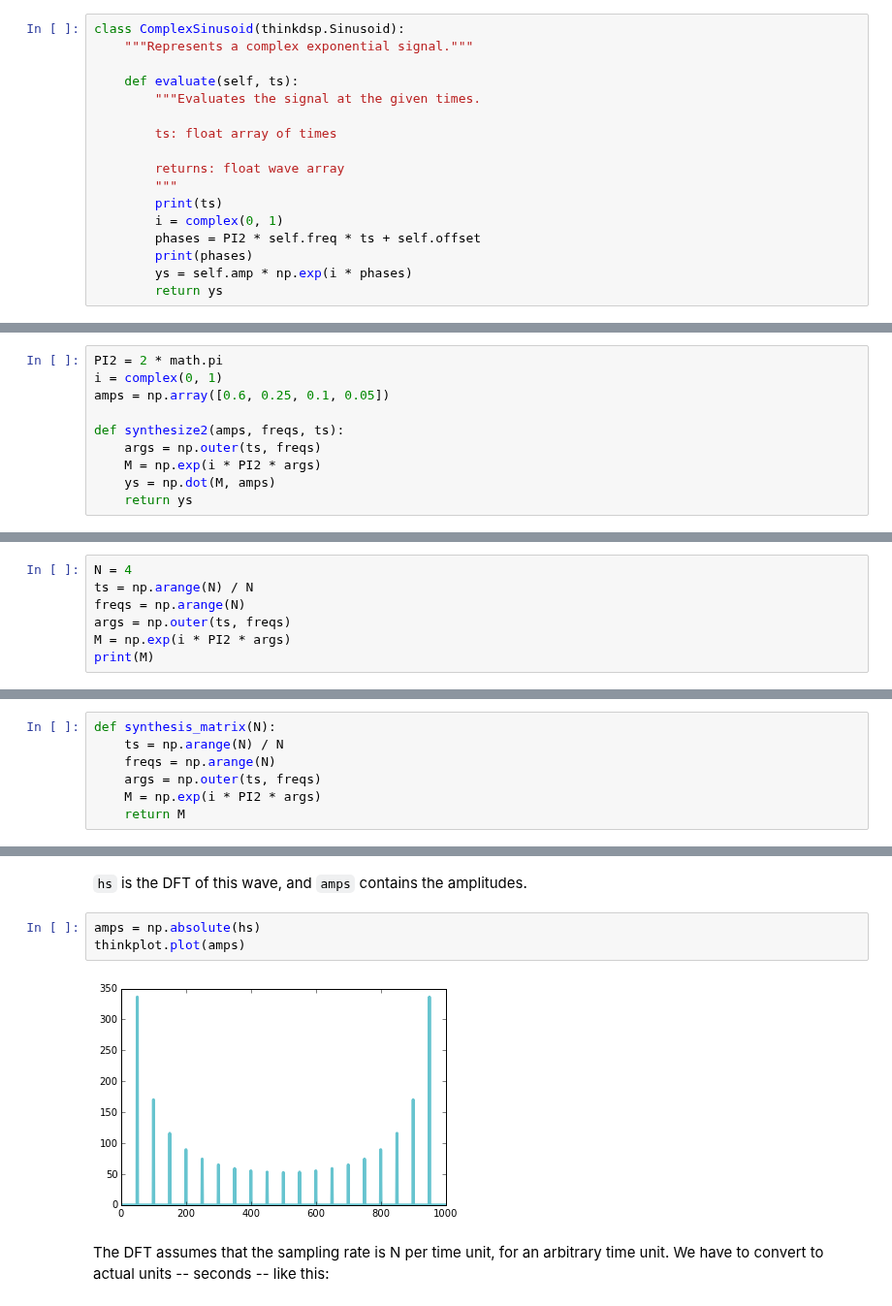
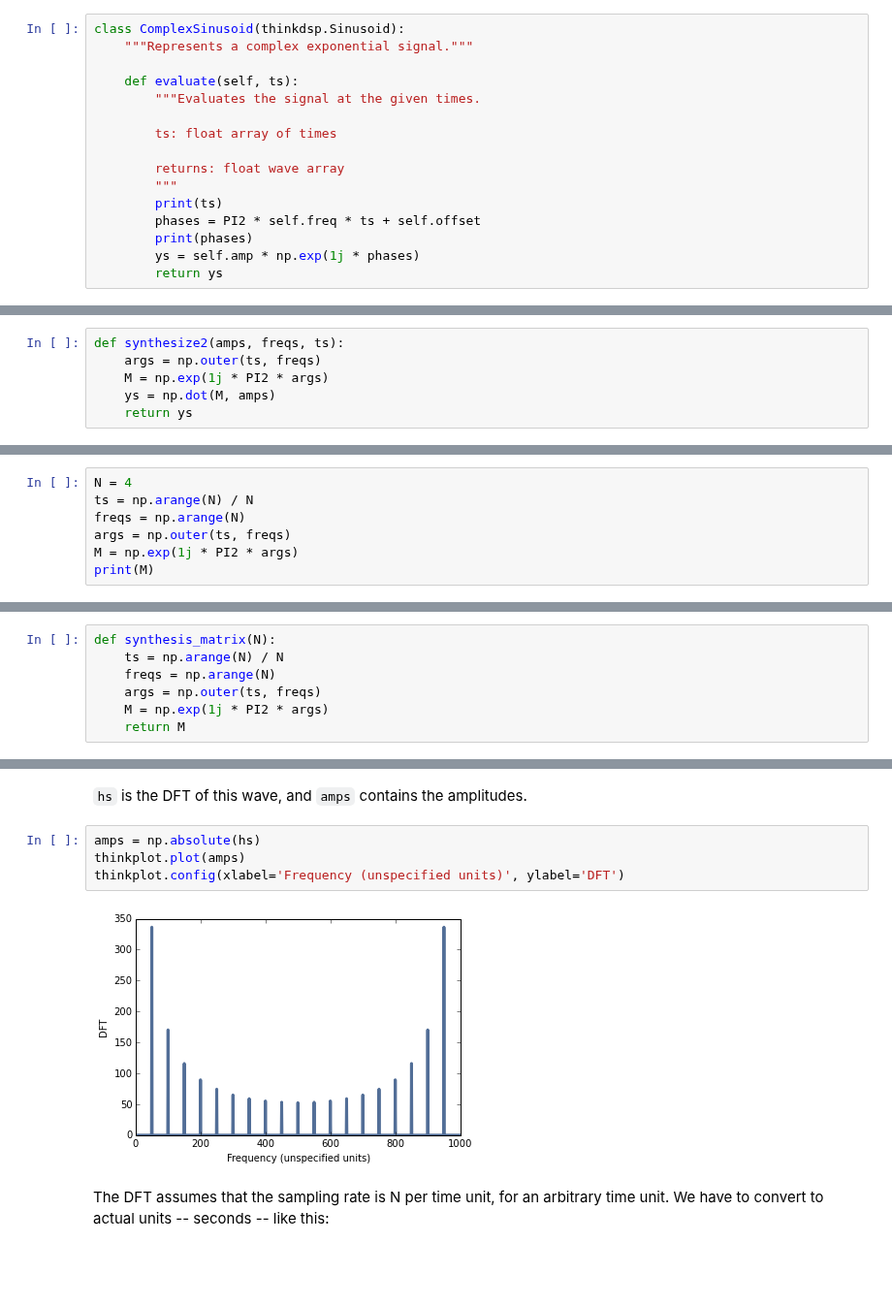
Before and after one commit to AllenDowney/ThinkDSP, a Jupyter notebook: code/chap07.ipynb, the cells around one changed output, grey strips where cells are left out. Shown at 97% size. Cells and saved outputs as stored; diff of their text form; blank space fills up the shorter version.

```diff
--- a/code/chap07.ipynb
+++ b/code/chap07.ipynb
@@ -34,10 +36,9 @@ class ComplexSinusoid(thinkdsp.Sinusoid):
         returns: float wave array
         """
         print(ts)
-        i = complex(0, 1)
         phases = PI2 * self.freq * ts + self.offset
         print(phases)
-        ys = self.amp * np.exp(i * phases)
+        ys = self.amp * np.exp(1j * phases)
         return ys
 # %% [markdown]
 Here's an example:
@@ -91,13 +97,9 @@ wave.make_audio()
 # %% [markdown]
 We can express the same process using matrix multiplication.
 # %%
-PI2 = 2 * math.pi
-i = complex(0, 1)
-amps = np.array([0.6, 0.25, 0.1, 0.05])
-
 def synthesize2(amps, freqs, ts):
     args = np.outer(ts, freqs)
-    M = np.exp(i * PI2 * args)
+    M = np.exp(1j * PI2 * args)
     ys = np.dot(M, amps)
     return ys
 # %% [markdown]
@@ -150,6 +157,6 @@ N = 4
 ts = np.arange(N) / N
 freqs = np.arange(N)
 args = np.outer(ts, freqs)
-M = np.exp(i * PI2 * args)
+M = np.exp(1j * PI2 * args)
 print(M)
 # %% [output]
@@ -206,7 +202,7 @@ def synthesis_matrix(N):
     ts = np.arange(N) / N
     freqs = np.arange(N)
     args = np.outer(ts, freqs)
-    M = np.exp(i * PI2 * args)
+    M = np.exp(1j * PI2 * args)
     return M
 # %%
 def dft(ys):
@@ -264,8 +262,9 @@ len(wave.ys), len(hs)
 # %%
 amps = np.absolute(hs)
 thinkplot.plot(amps)
+thinkplot.config(xlabel='Frequency (unspecified units)', ylabel='DFT')
 # %% [output]
-[figure, old version]
+[figure, new version]
 # %% [markdown]
 The DFT assumes that the sampling rate is N per time unit, for an arbitrary time unit.  We have to convert to actual units -- seconds -- like this:
 # %%
```
Also changed, not shown: parts of 40 cells of this notebook, 1 other file.
